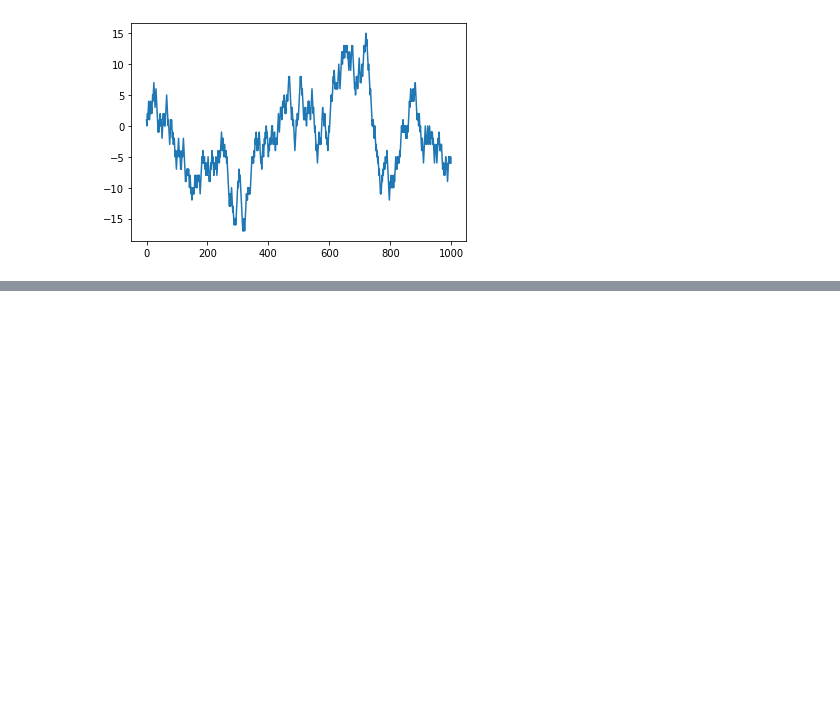
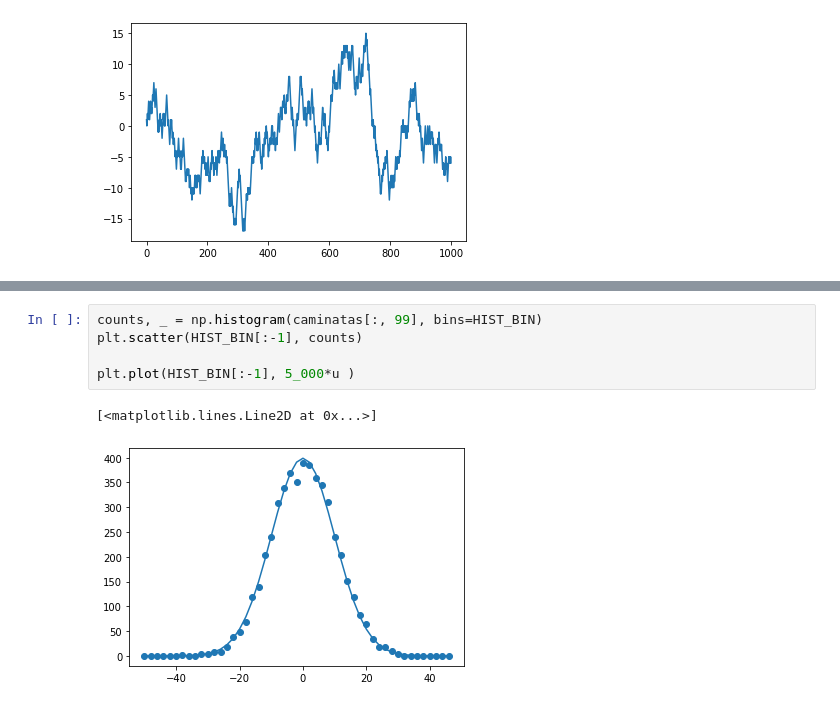
Before and after one commit to jmbarrios/ModelacionII-20222, a Jupyter notebook: 20220512-mov_browniano.ipynb, the cells around one changed output, grey strips where cells are left out. Cells and saved outputs as stored; diff of their text form; blank space fills up the shorter version.

```diff
--- a/20220512-mov_browniano.ipynb
+++ b/20220512-mov_browniano.ipynb
@@ -42,0 +57,8 @@ plt.hist(sample)
+# %%
+counts, _ = np.histogram(caminatas[:, 99], bins=HIST_BIN)
+plt.scatter(HIST_BIN[:-1], counts)
+
+plt.plot(HIST_BIN[:-1], 5_000*u )
+# %% [output]
+[<matplotlib.lines.Line2D at 0x...>]
+[figure, added]
```
Also changed, not shown: parts of 9 cells of this notebook.
